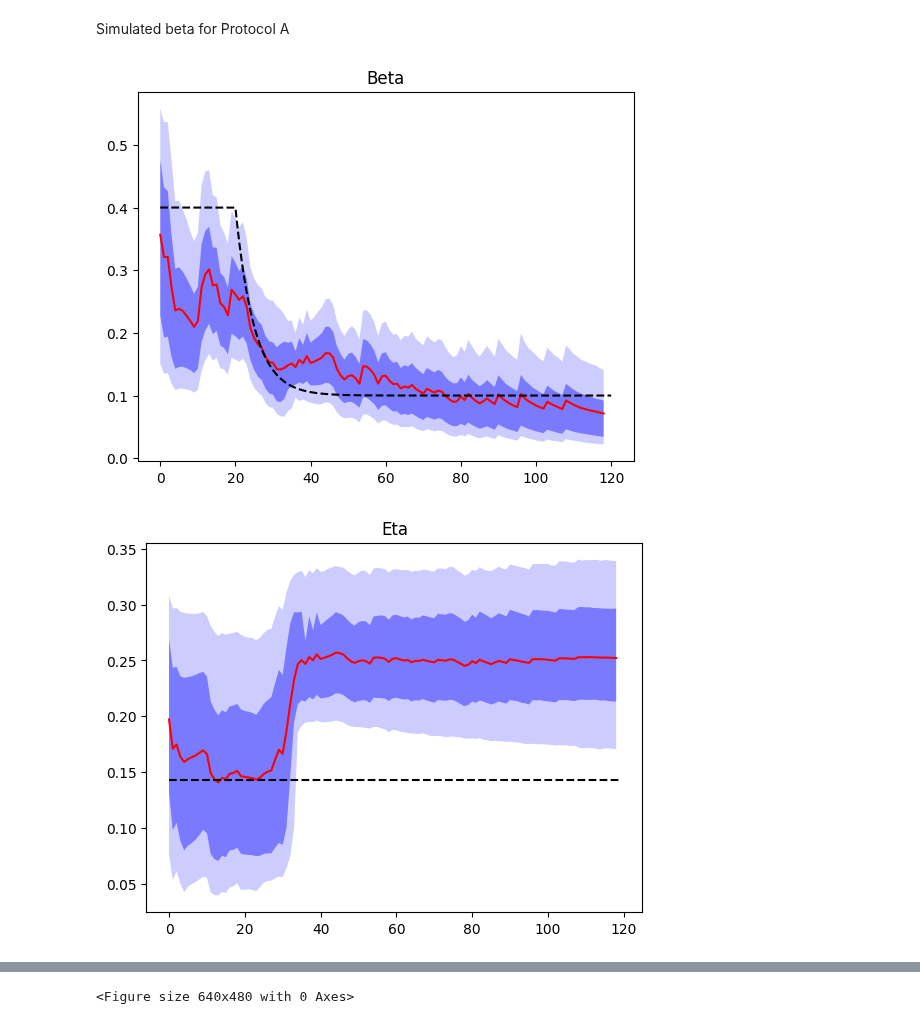
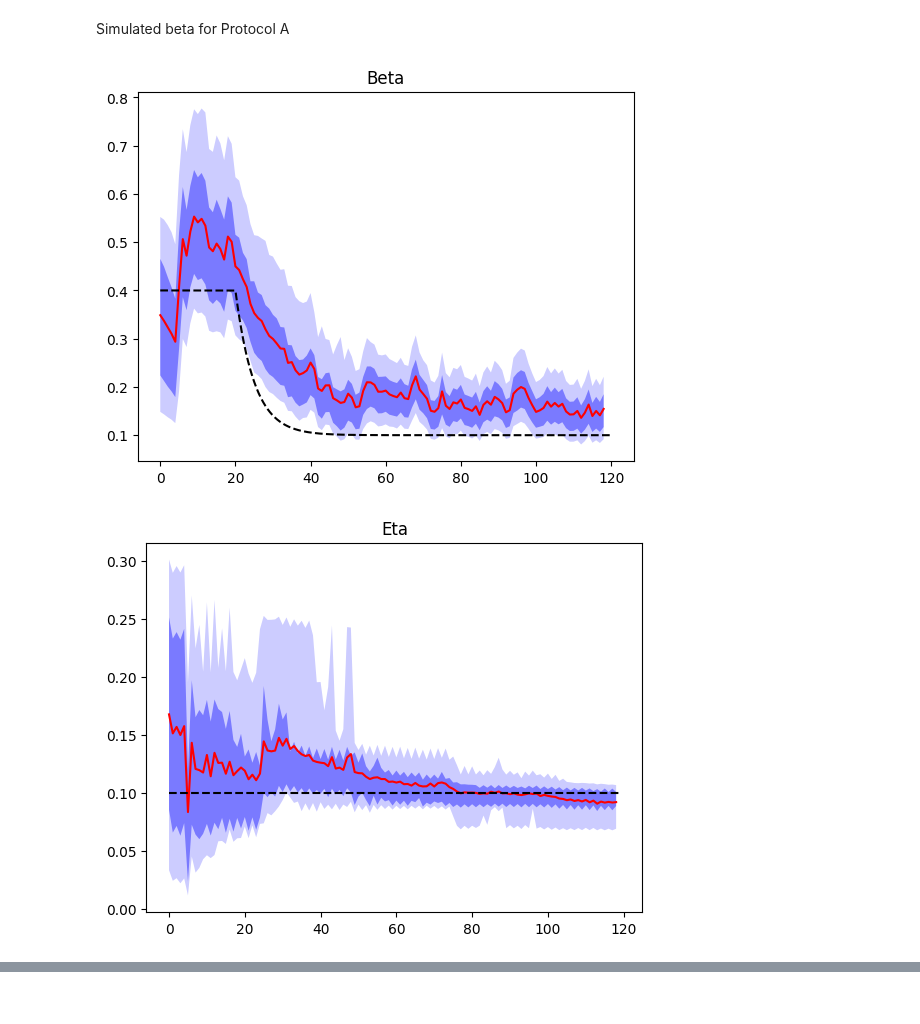
Before and after one commit to atiumcache/PF_forecast, a Jupyter notebook: juptyer notebooks/Calvetti_Model.ipynb, the cells around one changed output, grey strips where cells are left out. Drawn from its saved outputs; the diff is of its cells as text; code cells hidden in the pictures.

```diff
--- a/juptyer notebooks/Calvetti_Model.ipynb
+++ b/juptyer notebooks/Calvetti_Model.ipynb
@@ -27,7 +27,7 @@ def beta(t,beta_par):
 
 
 '''Model parameters'''
-params = {'beta':lambda t: beta(t,beta_par),'eta':1/7,'gamma':1/14,'mu':0.004,'N_p':100_000, 'q':0.1}
+params = {'beta':lambda t: beta(t,beta_par),'eta':1/10,'gamma':1/20,'mu':0.004,'N_p':100_000, 'q':0.1}
 
 
 def RHS(t,y,par):
@@ -197,11 +197,15 @@ eta_quantiles = np.delete(eta_quantiles,0,1)
 
 pf_gamma = pd.read_csv('../datasets/average_gamma.csv').to_numpy()
 pf_gamma = np.delete(pf_gamma,0,1)
+
 gamma_quantiles = pd.read_csv('../datasets/gamma_quantiles.csv').to_numpy()
 gamma_quantiles = np.delete(gamma_quantiles,0,1)
 
 pf_state = pd.read_csv('../datasets/ESTIMATED_STATE.csv').to_numpy()
 pf_state = np.delete(pf_state,0,1)
+
+pf_observations = pd.read_csv('../datasets/particle_observation.csv').to_numpy()
+pf_observations = np.delete(pf_observations,0,1)
 
 
 plt.title("Beta")
@@ -219,34 +223,39 @@ plt.title("Eta")
 plt.fill_between(np.arange(0,119), eta_quantiles[:,3], eta_quantiles[:,22-3], facecolor='blue', zorder=10,alpha = 0.2)
 plt.fill_between(np.arange(0,119), eta_quantiles[:,6], eta_quantiles[:,22-6], facecolor='blue', zorder=11,alpha = 0.4)
 plt.plot(pf_eta,color="red",zorder=12)
 
-plt.plot([1/7 for _ in range(120)],linestyle="dashed",color='black',zorder=12)
+plt.plot([1/10 for _ in range(120)],linestyle="dashed",color='black',zorder=12)
 plt.savefig('Eta.png')
 plt.show()
 
 plt.title("Gamma")
 
 plt.fill_between(np.arange(0,119), gamma_quantiles[:,3], gamma_quantiles[:,22-3], facecolor='blue', zorder=10,alpha = 0.2)
 plt.fill_between(np.arange(0,119), gamma_quantiles[:,6], gamma_quantiles[:,22-6], facecolor='blue', zorder=11,alpha = 0.4)
 plt.plot(pf_gamma,color="red",zorder=12)
 
 
-plt.plot([1/14 for _ in range(120)],linestyle="dashed",color='black',zorder=12)
+plt.plot([1/20 for _ in range(120)],linestyle="dashed",color='black',zorder=12)
 plt.savefig('Gamma.png')
 plt.show()
 
 plt.yscale('log')
 plt.title("State")
 
 labels = ['S','E','I','R']
 plt.xlabel("Days")
 for i in range(4):
     plt.plot(sol.y[i,:],label = labels[i],alpha = 0.3)
     plt.plot(pf_state[:,i])
 plt.legend()
 plt.show()
 
 plt.savefig('State.png')
+
+plt.fill_between(np.arange(0,119), pf_observations[:,3], pf_observations[:,22-3], facecolor='blue', zorder=10,alpha = 0.2)
+plt.fill_between(np.arange(0,119), pf_observations[:,6], pf_observations[:,22-6], facecolor='blue', zorder=11,alpha = 0.4)
+plt.bar(x=np.arange(0,np.shape(flux)[0]),height = sim_data,width=1)
+plt.show()
 # %% [output]
-[figure, old version]
+[figure, new version]
-[figure, old version]
+[figure, new version]
@@ -255 +263,0 @@ plt.savefig('State.png')
-<Figure size 640x480 with 0 Axes>
```
Also changed, not shown: parts of 4 cells of this notebook, 18 other files.
